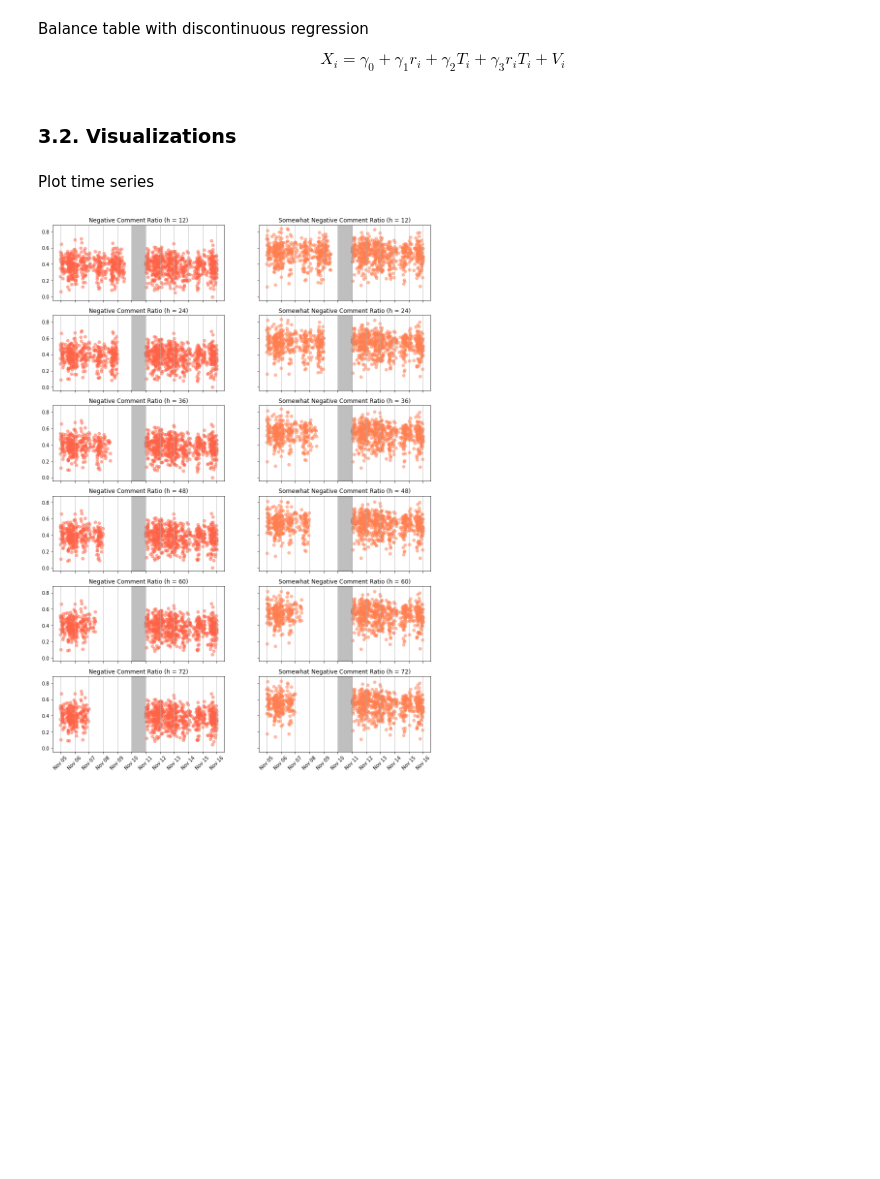
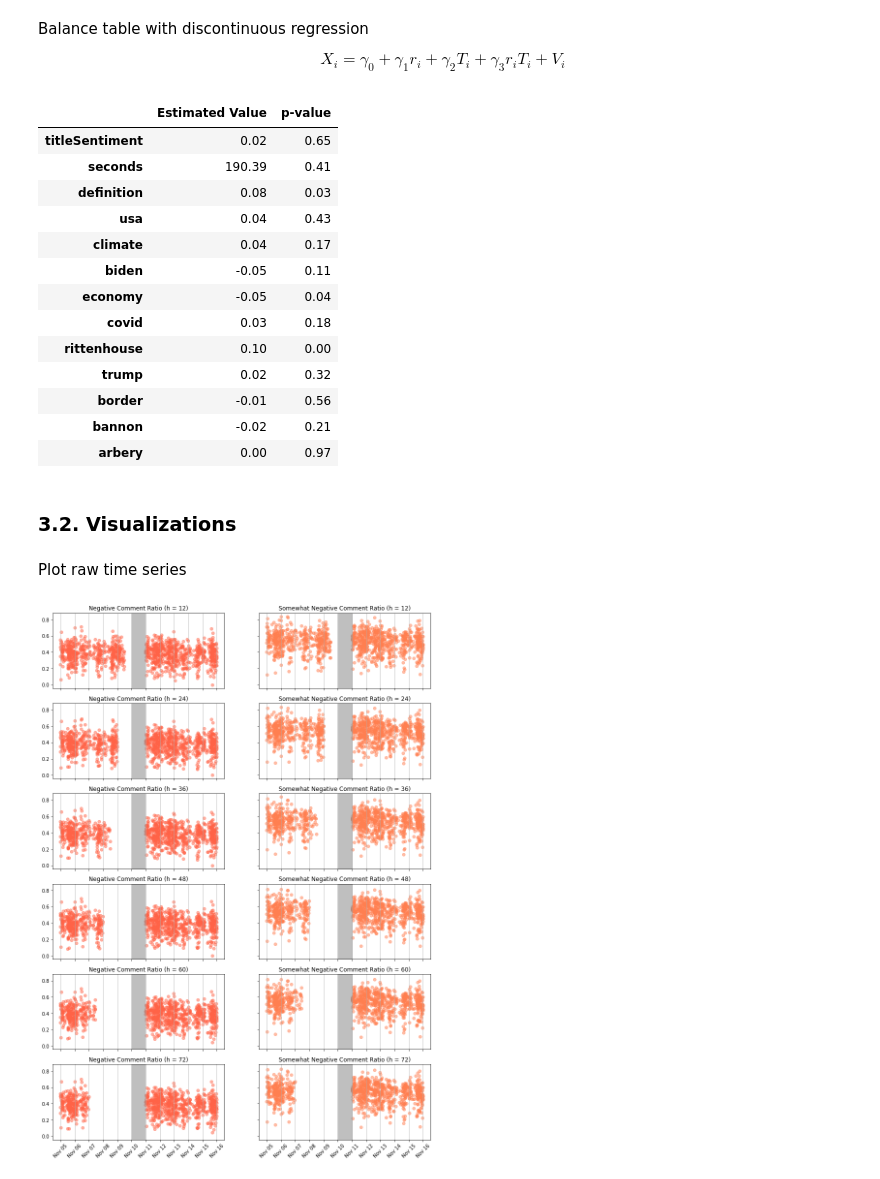
Before and after one commit to ArturoSbr/youtube-dislike-count, a Jupyter notebook: cod/02_analysis/01_EDA.ipynb, the cells around one changed output. Cells and saved outputs as stored; diff of their text form; code cells hidden in the pictures; blank space fills up the shorter version.

```diff
--- a/cod/02_analysis/01_EDA.ipynb
+++ b/cod/02_analysis/01_EDA.ipynb
@@ -248,8 +215,37 @@ Balance table with discontinuous regression
 
 $$X_i = \gamma_0 + \gamma_1 r_i + \gamma_2 T_i + \gamma_3 r_i T_i + V_i$$
 # %%
-X = ['const','sut']
-sm.OLS(endog=df['titleSentiment'], exog=df)
+# Order frequent-word variables by frequency
+Y = ['biden','trump','rittenhouse','climate','border','economy','covid','arbery','bannon','usa']
+Y = df[Y].mean().sort_values(ascending=False).index.tolist()
+
+# Add remaining covariates
+Y = ['titleSentiment','seconds','definition'] + Y
+
+# Regress each variable on r and treat
+data = []
+for y in Y:
+    m = sm.OLS(endog=df[y], exog=df[['const','r','treat','rTreat']]).fit()
+    data.append((m.params['treat'], m.pvalues['treat']))
+
+# Summary table
+t = pd.DataFrame(data=data, index=Y, columns=['Estimated Value','p-value'])
+t.round(2)
+# %% [output]
+|  | Estimated Value | p-value |
+| titleSentiment | 0.02 | 0.65 |
+| seconds | 190.39 | 0.41 |
+| definition | 0.08 | 0.03 |
+| usa | 0.04 | 0.43 |
+| climate | 0.04 | 0.17 |
+| biden | -0.05 | 0.11 |
+| economy | -0.05 | 0.04 |
+| covid | 0.03 | 0.18 |
+| rittenhouse | 0.10 | 0.00 |
+| trump | 0.02 | 0.32 |
+| border | -0.01 | 0.56 |
+| bannon | -0.02 | 0.21 |
+| arbery | 0.00 | 0.97 |
 # %% [markdown]
 ### 3.2. Visualizations
 # %%
@@ -257,5 +253,5 @@ windows = ['Post' + str(h * 12) for h in range(1,7)]
 # %% [markdown]
-Plot time series
+Plot raw time series
 # %%
 # ncr-like columns
 cols = [col for col in df.columns if 'ncr' in col]
```
Also changed, not shown: parts of 29 cells of this notebook.
